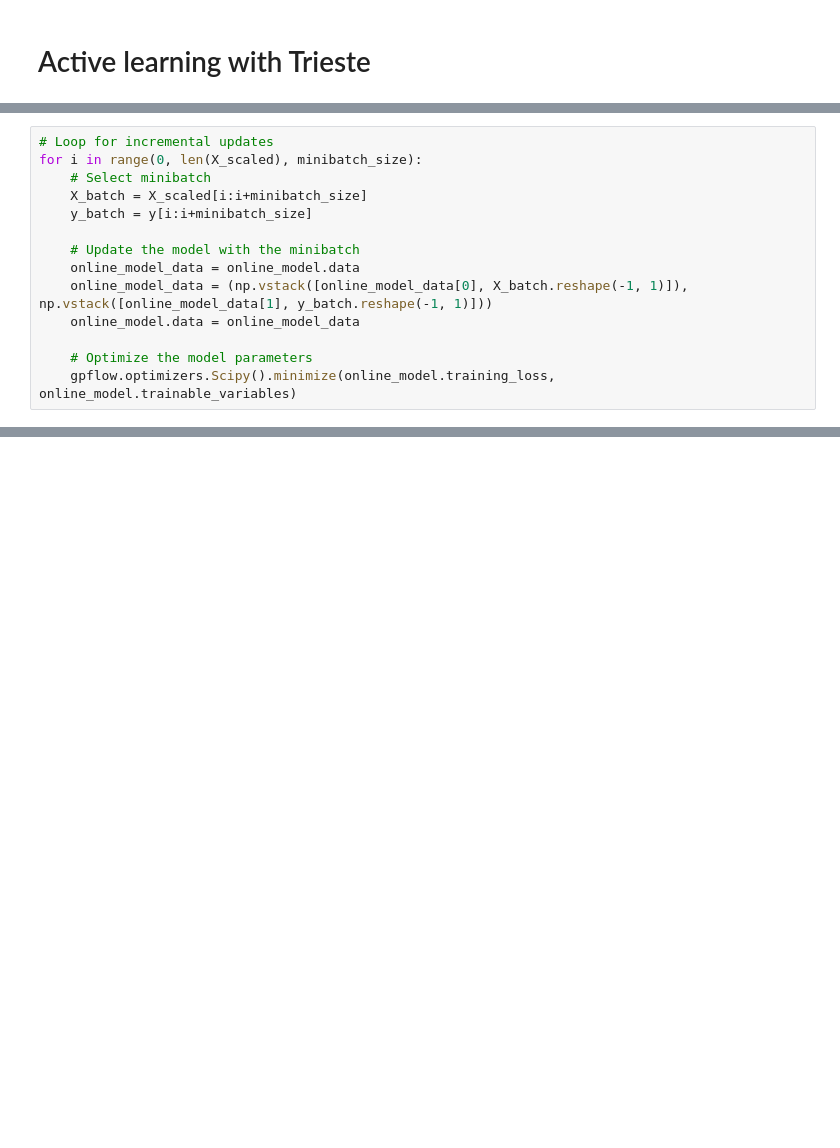
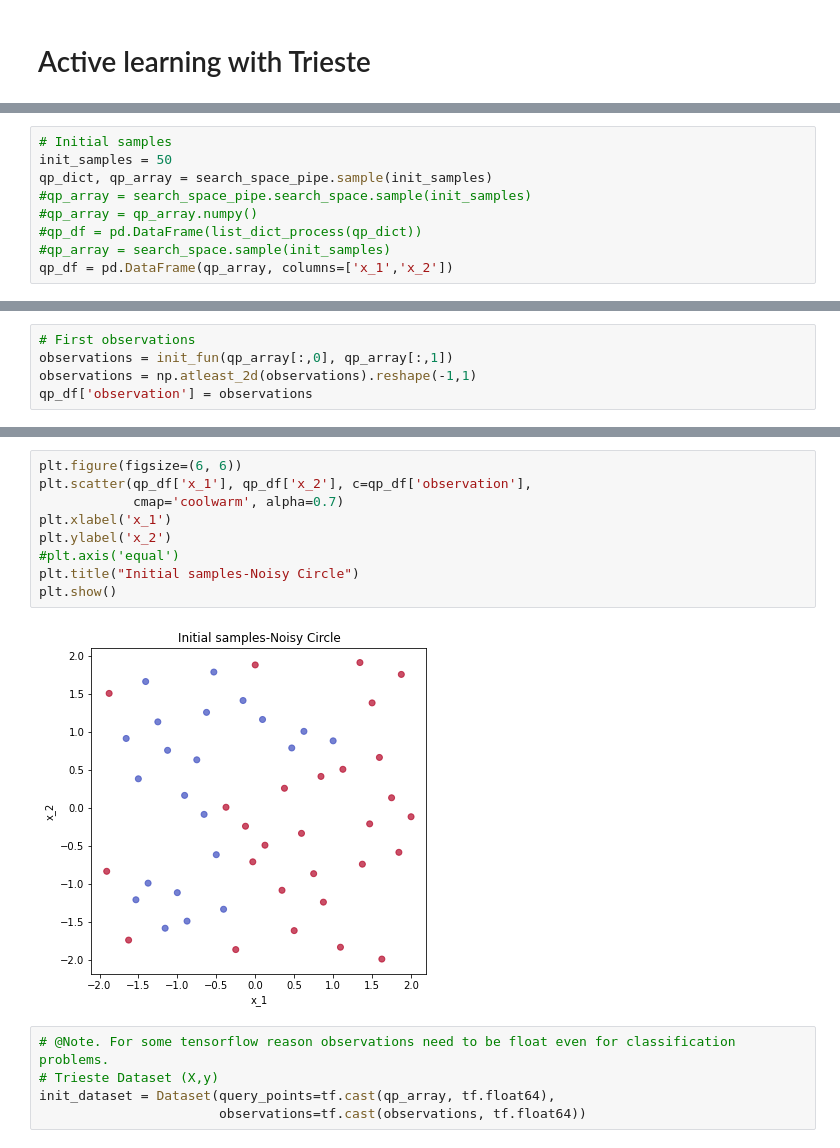
Before and after one commit to predict-idlab/OnlineNeuro, a Jupyter notebook: notebooks/GP_binary example.ipynb, the cells around one changed output, grey strips where cells are left out. Drawn from its saved outputs; the diff is of its cells as text; blank space fills up the shorter version.

```diff
--- a/notebooks/GP_binary example.ipynb
+++ b/notebooks/GP_binary example.ipynb
@@ -791,14 +5,0 @@ _ = plt.ylabel("ELBO")
-# %%
-# Loop for incremental updates
-for i in range(0, len(X_scaled), minibatch_size):
-    # Select minibatch
-    X_batch = X_scaled[i:i+minibatch_size]
-    y_batch = y[i:i+minibatch_size]
-
-    # Update the model with the minibatch
-    online_model_data = online_model.data
-    online_model_data = (np.vstack([online_model_data[0], X_batch.reshape(-1, 1)]), np.vstack([online_model_data[1], y_batch.reshape(-1, 1)]))
-    online_model.data = online_model_data
-
-    # Optimize the model parameters
-    gpflow.optimizers.Scipy().minimize(online_model.training_loss, online_model.trainable_variables)
@@ -926,0 +129,9 @@ plt.show()
+# %%
+# Initial samples
+init_samples = 50
+qp_dict, qp_array = search_space_pipe.sample(init_samples)
+#qp_array = search_space_pipe.search_space.sample(init_samples)
+#qp_array = qp_array.numpy()
+#qp_df = pd.DataFrame(list_dict_process(qp_dict))
+#qp_array = search_space.sample(init_samples)
+qp_df = pd.DataFrame(qp_array, columns=['x_1','x_2'])
@@ -926,0 +140,5 @@ plt.show()
+# %%
+# First observations
+observations = init_fun(qp_array[:,0], qp_array[:,1])
+observations = np.atleast_2d(observations).reshape(-1,1)
+qp_df['observation'] = observations
@@ -926,0 +149,16 @@ plt.show()
+# %%
+plt.figure(figsize=(6, 6))
+plt.scatter(qp_df['x_1'], qp_df['x_2'], c=qp_df['observation'],
+            cmap='coolwarm', alpha=0.7)
+plt.xlabel('x_1')
+plt.ylabel('x_2')
+#plt.axis('equal')
+plt.title("Initial samples-Noisy Circle")
+plt.show()
+# %% [output]
+[figure, added]
+# %%
+# @Note. For some tensorflow reason observations need to be float even for classification problems.
+# Trieste Dataset (X,y)
+init_dataset = Dataset(query_points=tf.cast(qp_array, tf.float64),
+                       observations=tf.cast(observations, tf.float64))
```
Also changed, not shown: parts of 77 cells of this notebook, 3 other files.
